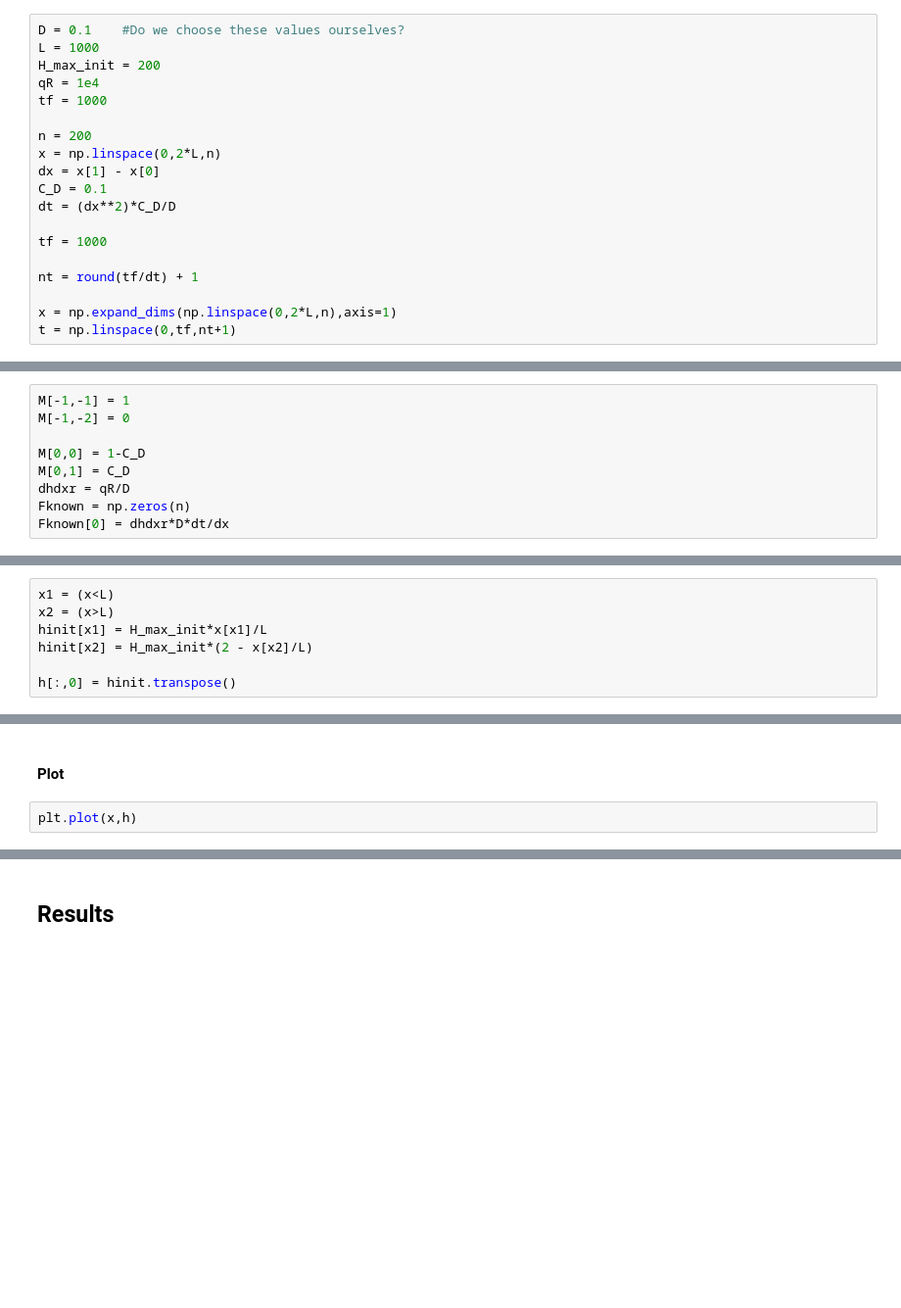
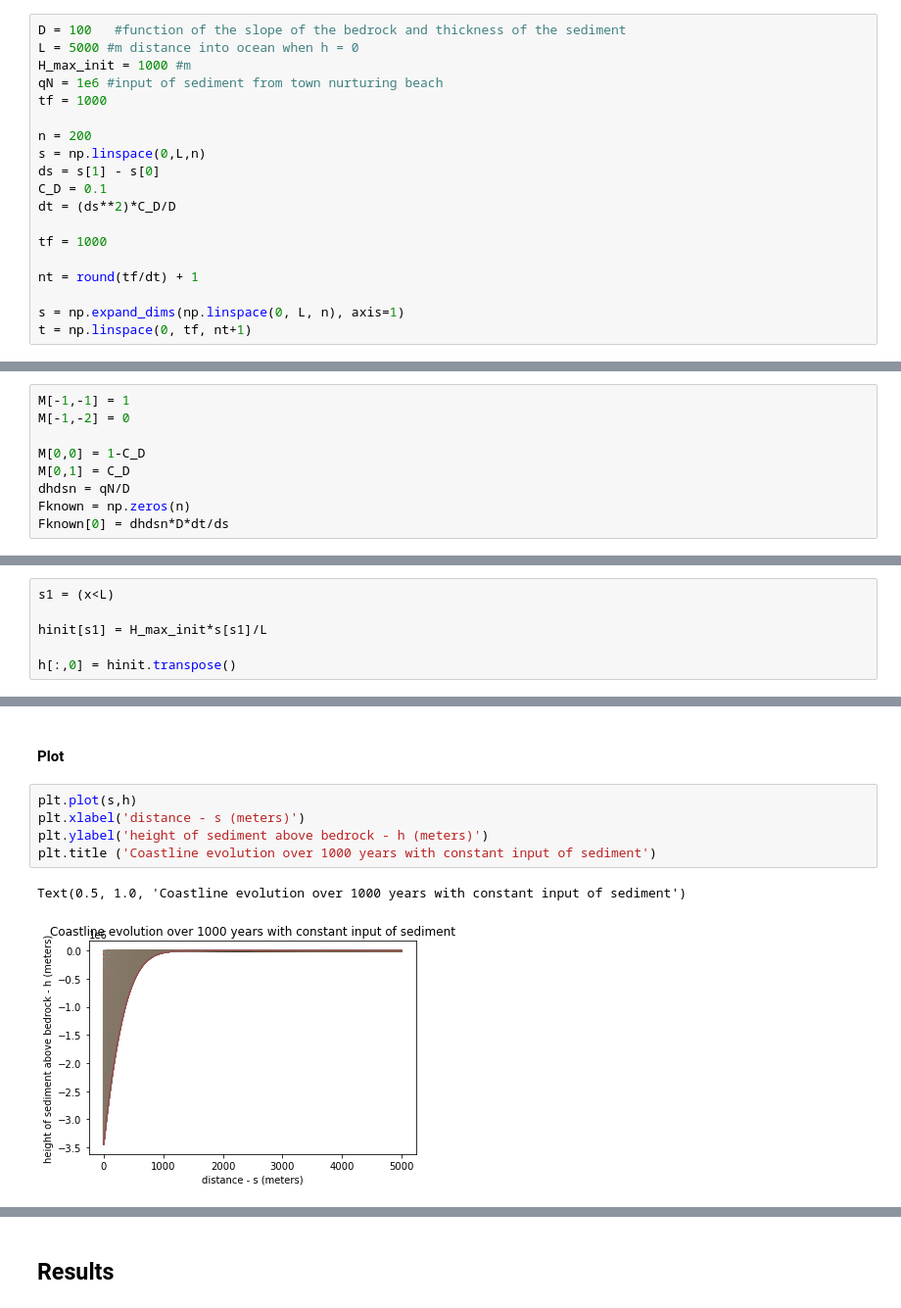
Before and after one commit to ccarl8/4610FinalProject, a Jupyter notebook: Final Project.ipynb, the cells around one changed output, grey strips where cells are left out. Shown at 98% size. Drawn from its saved outputs; the diff is of its cells as text; blank space fills up the shorter version.

```diff
--- a/Final Project.ipynb
+++ b/Final Project.ipynb
@@ -30,24 +33,24 @@ description & why we chose them
 # %% [markdown]
 #### Set Parameters
 # %%
-D = 0.1    #Do we choose these values ourselves?
-L = 1000
-H_max_init = 200
-qR = 1e4
+D = 100   #function of the slope of the bedrock and thickness of the sediment
+L = 5000 #m distance into ocean when h = 0
+H_max_init = 1000 #m
+qN = 1e6 #input of sediment from town nurturing beach
 tf = 1000
 
 n = 200
-x = np.linspace(0,2*L,n)
-dx = x[1] - x[0]
+s = np.linspace(0,L,n)
+ds = s[1] - s[0]
 C_D = 0.1
-dt = (dx**2)*C_D/D
+dt = (ds**2)*C_D/D
 
 tf = 1000
 
 nt = round(tf/dt) + 1
 
-x = np.expand_dims(np.linspace(0,2*L,n),axis=1)
-t = np.linspace(0,tf,nt+1)
+s = np.expand_dims(np.linspace(0, L, n), axis=1)
+t = np.linspace(0, tf, nt+1)
 # %% [markdown]
 #### Pre Allocate Vectors
 # %%
@@ -67,16 +70,15 @@ M[-1,-2] = 0
 
 M[0,0] = 1-C_D
 M[0,1] = C_D
-dhdxr = qR/D
+dhdsn = qN/D
 Fknown = np.zeros(n)
-Fknown[0] = dhdxr*D*dt/dx
+Fknown[0] = dhdsn*D*dt/ds
 # %% [markdown]
 #### Initial Condition
 # %%
-x1 = (x<L)
-x2 = (x>L)
-hinit[x1] = H_max_init*x[x1]/L
-hinit[x2] = H_max_init*(2 - x[x2]/L)
+s1 = (x<L)
+
+hinit[s1] = H_max_init*s[s1]/L
 
 h[:,0] = hinit.transpose()
 # %% [markdown]
@@ -88,4 +90,10 @@ for k in np.arange(0,nt):
 # %% [markdown]
 #### Plot
 # %%
-plt.plot(x,h)
+plt.plot(s,h)
+plt.xlabel('distance - s (meters)')
+plt.ylabel('height of sediment above bedrock - h (meters)')
+plt.title ('Coastline evolution over 1000 years with constant input of sediment')
+# %% [output]
+Text(0.5, 1.0, 'Coastline evolution over 1000 years with constant input of sediment')
+[figure, added]
```
Also changed, not shown: parts of 47 cells of this notebook.
